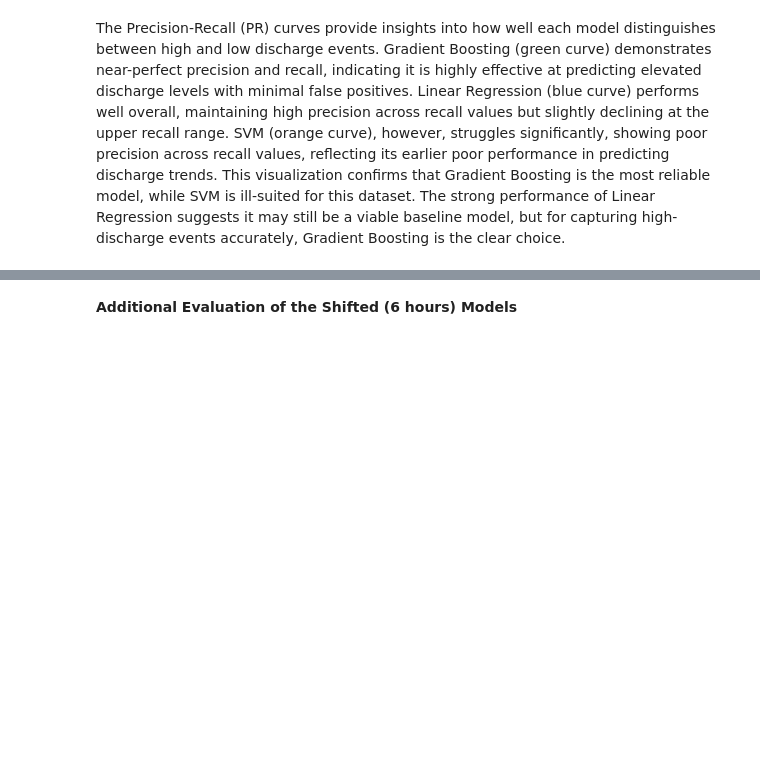
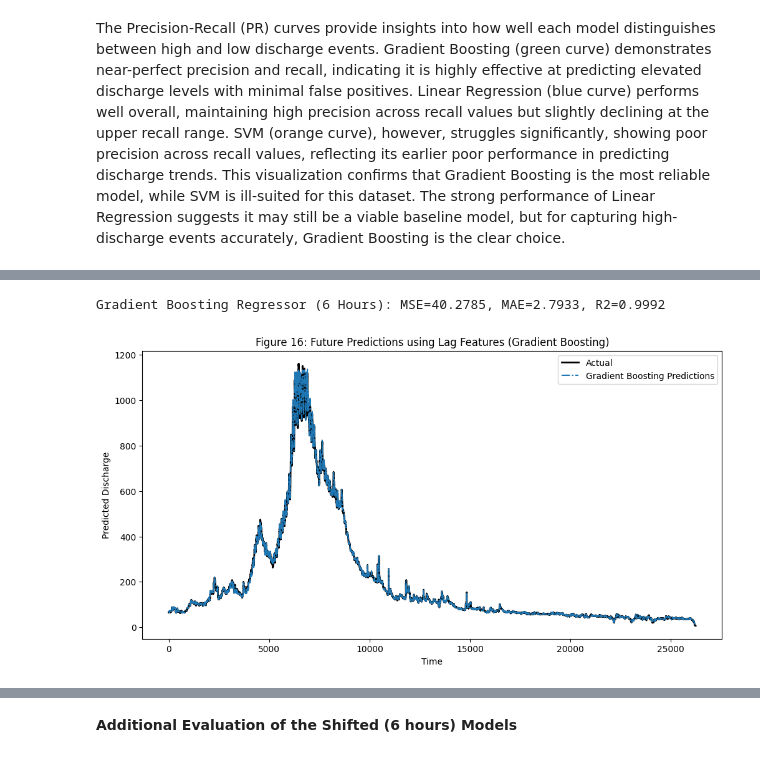
Before and after one commit to elliemmiller/datascience, a Jupyter notebook: SupervisedRegressionFinalPass.ipynb, the cells around one changed output, grey strips where cells are left out. Drawn from its saved outputs; the diff is of its cells as text; code cells hidden in the pictures; blank space fills up the shorter version.

```diff
--- a/SupervisedRegressionFinalPass.ipynb
+++ b/SupervisedRegressionFinalPass.ipynb
@@ -757,0 +766,31 @@ The Precision-Recall (PR) curves provide insights into how well each model disti
+# %%
+# Using the original gradient boosting model with the shifted dataset
+
+## Define the Gradient Boosting Regressor model
+gb_regressor = GradientBoostingRegressor(n_estimators=100, learning_rate=0.1, max_depth=3, random_state=42)
+
+# Standardize the feature data using the shifted data
+scaler = StandardScaler()
+X_train_scaled = scaler.fit_transform(X_train) # Use the shifted X_train here
+X_test_scaled = scaler.transform(X_test)     # Use the shifted X_test here
+
+
+# Train the model using the scaled training data and corresponding target
+gb_regressor.fit(X_train_scaled, y_train)
+
+# Make predictions using scaled test data
+gb_pred = gb_regressor.predict(X_test_scaled)
+
+# Plot results
+plt.figure(figsize=(12, 6))
+plt.plot(y_test.values, label='Actual', color='black', linewidth=2)
+plt.plot(gb_pred, label='Gradient Boosting Predictions', linestyle='dashdot')
+plt.legend()
+evaluate_model("Gradient Boosting Regressor (6 Hours)", y_test, gb_pred)
+plt.xlabel("Time")
+plt.ylabel("Predicted Discharge")
+plt.title("Figure 16: Future Predictions using Lag Features (Gradient Boosting)")
+plt.show()
+# %% [output]
+Gradient Boosting Regressor (6 Hours): MSE=40.2785, MAE=2.7933, R2=0.9992
+[figure, added]
```
Also changed, not shown: parts of 21 cells of this notebook.
